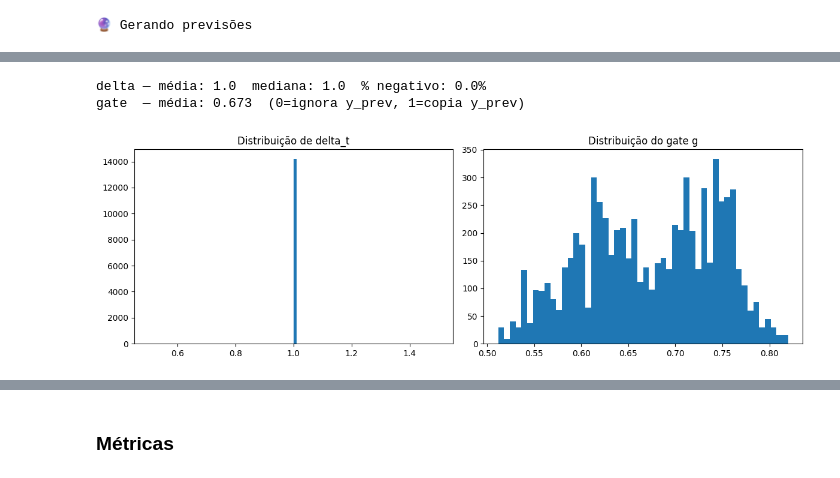
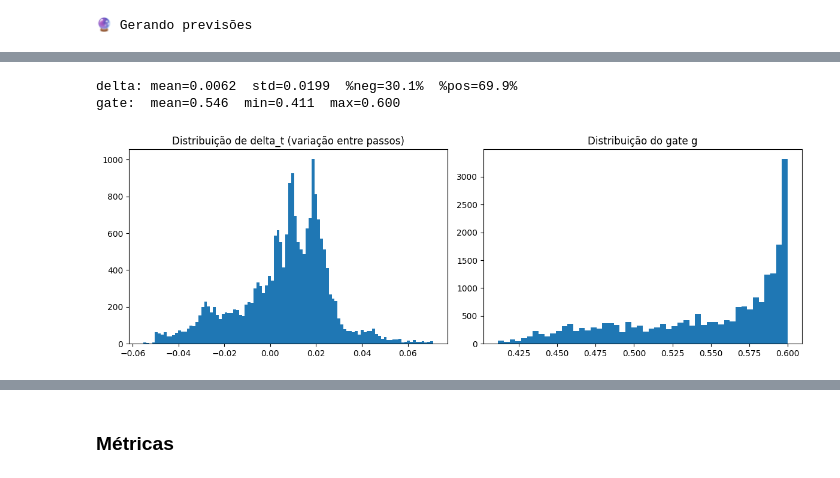
Before and after one commit to emilyamn/LSTM_Model_Amazon_Basins, a Jupyter notebook: notebooks/04_predicting_with_model_test.ipynb, the cells around one changed output, grey strips where cells are left out. Saved outputs shown, nothing was run; the diff lists cells and outputs as text; code cells hidden in the pictures.

```diff
--- a/notebooks/04_predicting_with_model_test.ipynb
+++ b/notebooks/04_predicting_with_model_test.ipynb
@@ -276,31 +220,51 @@ gate:  mean=0.105  min=0.100  max=0.235
-# %%
-
-
-model.eval()
-all_deltas = []
-all_gates  = []
-
-with torch.no_grad():
-    for batch in dl_test:
-        b = move_sample_to_device(batch, DEVICE)
-        # Exponha os valores internos — adicione hooks ou retorne delta/gate do forward
-        _, delta, gate = model(b, 0.0, meta["decoder_history"], meta["decoder_horizon"])
-        all_deltas.append(delta.cpu().numpy())   # shape (B, H, 1)
-        all_gates.append(gate.cpu().numpy())
-
-deltas = np.concatenate(all_deltas, axis=0).flatten()
-gates  = np.concatenate(all_gates,  axis=0).flatten()
-
-print(f"delta — média: {deltas.mean():.1f}  mediana: {np.median(deltas):.1f}  "
-      f"% negativo: {(deltas < 0).mean()*100:.1f}%")
-print(f"gate  — média: {gates.mean():.3f}  (0=ignora y_prev, 1=copia y_prev)")
-
-fig, axes = plt.subplots(1, 2, figsize=(12, 4))
-axes[0].hist(deltas, bins=100); axes[0].set_title("Distribuição de delta_t")
-axes[1].hist(gates,  bins=50);  axes[1].set_title("Distribuição do gate g")
-plt.tight_layout(); plt.savefig("delta_gate_audit.png", dpi=150)
-# %% [output]
-delta — média: 1.0  mediana: 1.0  % negativo: 0.0%
-gate  — média: 0.673  (0=ignora y_prev, 1=copia y_prev)
-[figure, removed]
+# %%
+# diagnostic_delta.py
+import numpy as np
+import torch
+import matplotlib.pyplot as plt
+
+from src.utils.data_utils import move_sample_to_device
+# Criar loader temporário para diagnóstico
+from torch.utils.data import DataLoader
+
+diag_loader = DataLoader(
+    val_ds,
+    batch_size=64,
+    shuffle=False,
+    collate_fn=custom_collate_fn
+)
+
+model.eval()
+all_deltas = []
+all_gates = []
+
+with torch.no_grad():
+    for batch in diag_loader:
+        b = move_sample_to_device(batch, DEVICE)
+        preds, mask, g_seq = model(b, 0.0, meta["decoder_history"], meta["decoder_horizon"])
+
+        # Delta real: variação entre passos consecutivos das previsões
+        delta = preds[:, 1:, :] - preds[:, :-1, :]
+        all_deltas.append(delta.cpu().numpy())
+
+        if g_seq is not None:
+            all_gates.append(g_seq.cpu().numpy())
+
+deltas = np.concatenate(all_deltas).flatten()
+gates  = np.concatenate(all_gates).flatten()
+
+print(f"delta: mean={deltas.mean():.4f}  std={deltas.std():.4f}  "
+      f"%neg={(deltas<0).mean()*100:.1f}%  %pos={(deltas>0).mean()*100:.1f}%")
+print(f"gate:  mean={gates.mean():.3f}  min={gates.min():.3f}  max={gates.max():.3f}")
+
+fig, axes = plt.subplots(1, 2, figsize=(12, 4))
+axes[0].hist(deltas, bins=100)
+axes[0].set_title("Distribuição de delta_t (variação entre passos)")
+axes[1].hist(gates, bins=50)
+axes[1].set_title("Distribuição do gate g")
+plt.tight_layout()
+# %% [output]
+delta: mean=0.0062  std=0.0199  %neg=30.1%  %pos=69.9%
+gate:  mean=0.546  min=0.411  max=0.600
+[figure, added]
 # %%
```
Also changed, not shown: parts of 11 cells of this notebook, 11 other files.
